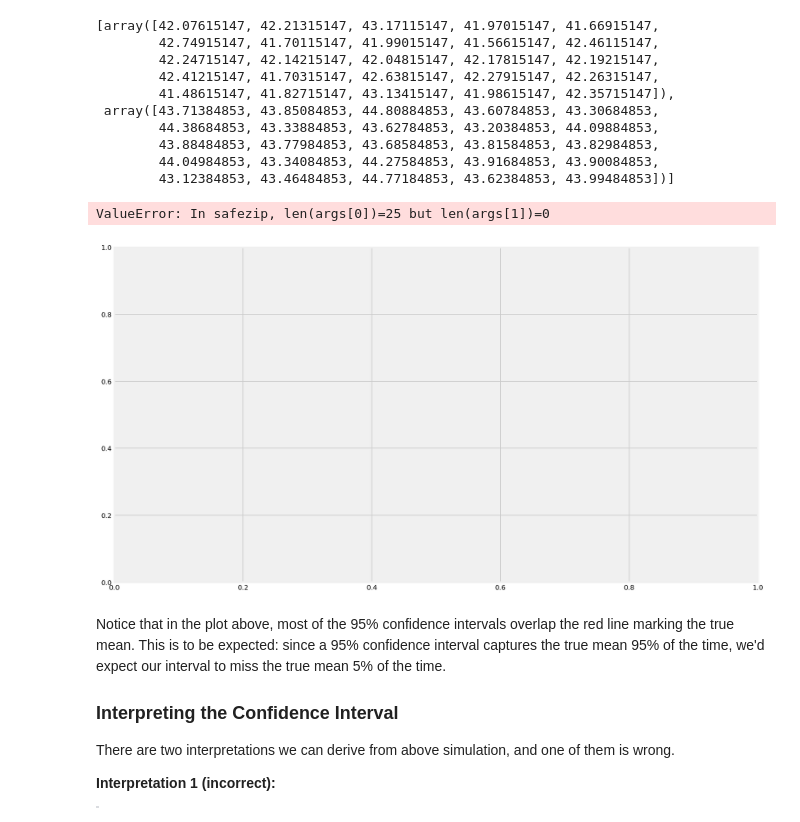
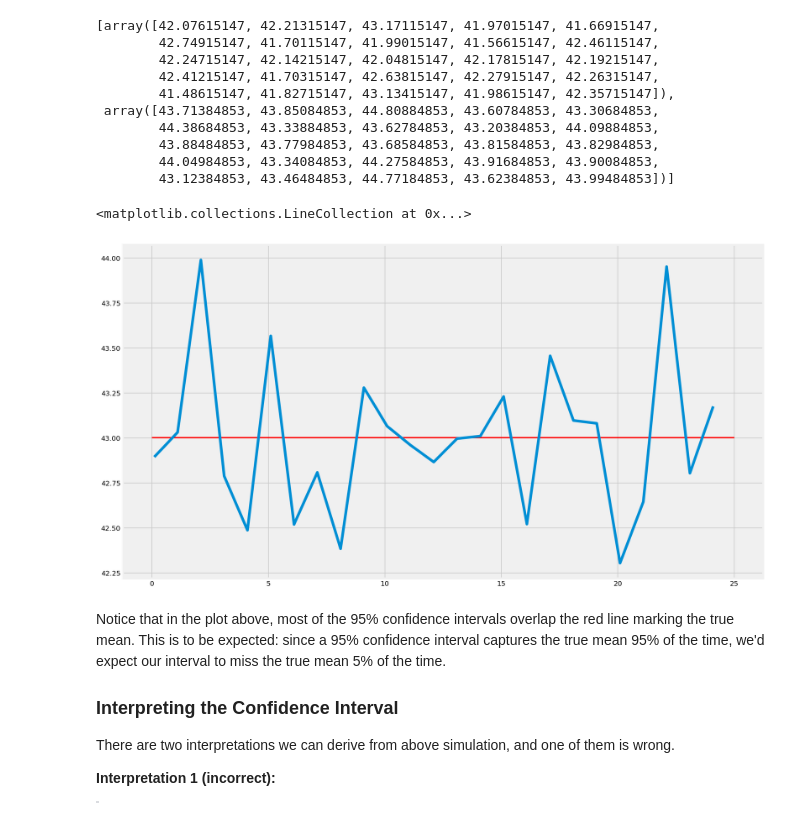
Before and after one commit to kevzha/dsc-2-19-15-confidence-intervals-lab-nyc-ds-career-012819, a Jupyter notebook: index.ipynb, the cells around one changed output. Saved outputs shown, nothing was run; the diff lists cells and outputs as text; code cells hidden in the pictures.

```diff
--- a/index.ipynb
+++ b/index.ipynb
@@ -286,18 +286,18 @@ confidence_interval
 # %%
 # plot the mean and confidence interval for each sample as error bars
 # plot the population mean
 
 plt.figure(figsize=(15,9))
 
-plt.errorbar(x=np.arange(0.1, 25, 1), y=sample_means, yerr=[(top-bot)/2 for top,bot in intervals],fmt='o')
+plt.errorbar(x=np.arange(0.1, 25, 1), y=sample_means)
 
 plt.hlines(xmin=0, xmax=25,
            y=43.0023,
            linewidth=2.0,
            color="red")
 # %% [output]
-ValueError: In safezip, len(args[0])=25 but len(args[1])=0
+<matplotlib.collections.LineCollection at 0x...>
-[figure, old version]
+[figure, new version]
 # %% [markdown]
 Notice that in the plot above, most of the 95% confidence intervals overlap the red line marking the true mean. This is to be expected: since a 95% confidence interval captures the true mean 95% of the time, we'd expect our interval to miss the true mean 5% of the time.
 
```
